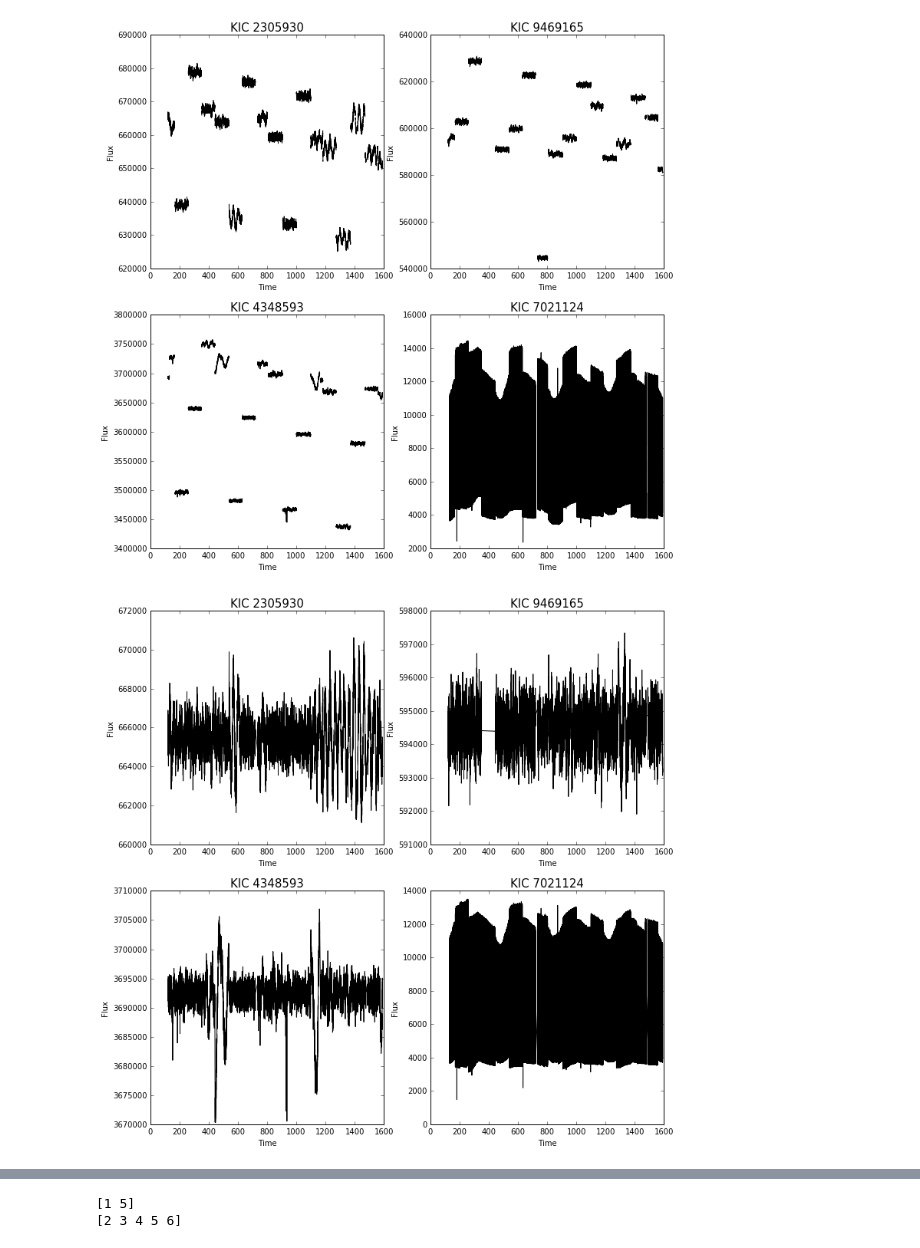
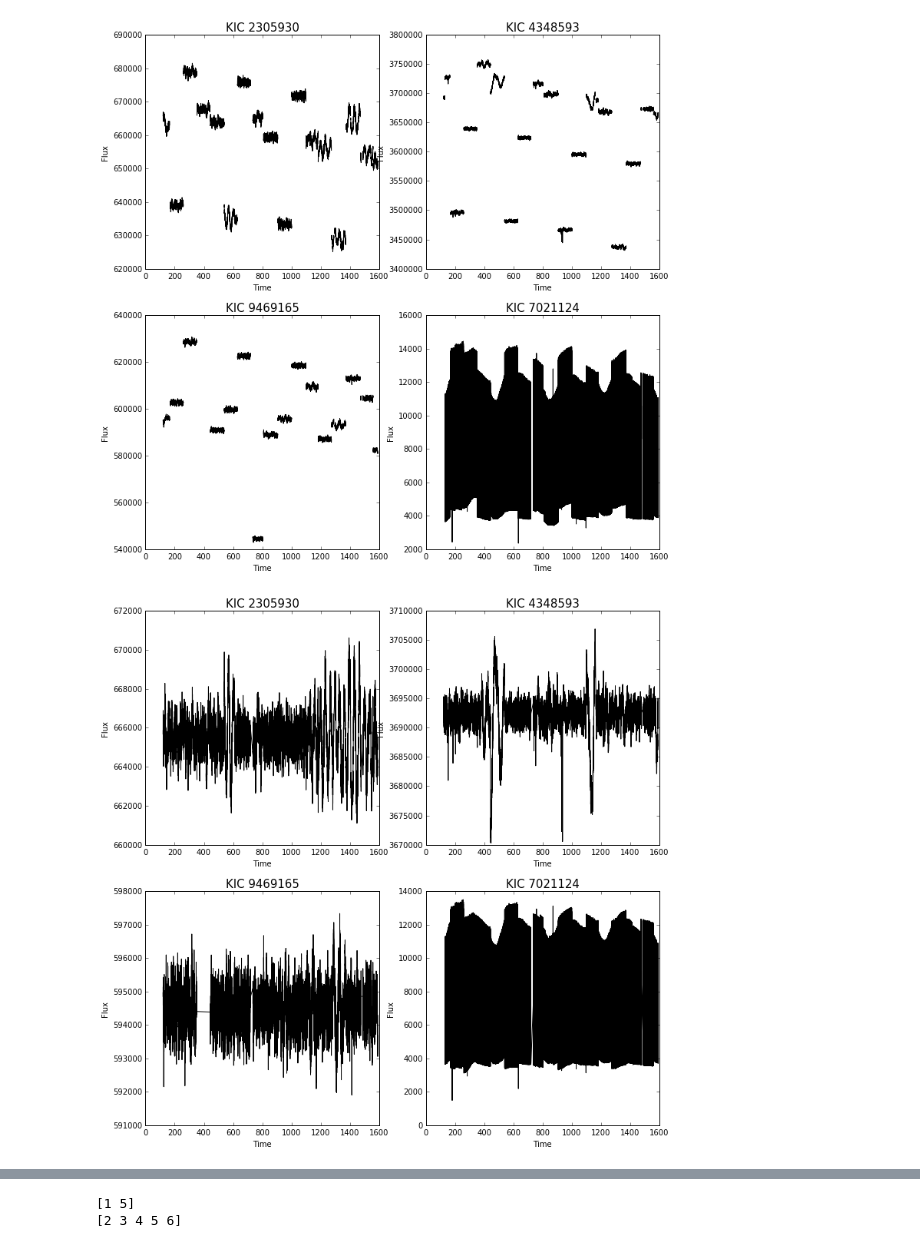
Before and after one commit to Pedro73/Astro-Exp, a Jupyter notebook: Tarea 2/Parte I/Proyecto 3.ipynb, the cells around one changed output, grey strips where cells are left out. Drawn from its saved outputs; the diff is of its cells as text; code cells hidden in the pictures.

```diff
--- a/Tarea 2/Parte I/Proyecto 3.ipynb
+++ b/Tarea 2/Parte I/Proyecto 3.ipynb
@@ -17,16 +20,12 @@ import numpy as np
 # %%
 %matplotlib inline
 client = kplr.API()
-# Find the target KOI.
+
 IDs = [2305930, 4348593, 9469165, 7021124]#7198959]#
 all_time, all_flux, all_flux_err = [], [], []
 for element in IDs:
-    koi = client.star(element)
-
-    # Get a list of light curve datasets.
-    lcs = koi.get_light_curves()
-
-    # Loop over the datasets and read in the data.
+    kic = client.star(element)
+    lcs = kic.get_light_curves()
     time, flux, flux_err = [], [], []
     for lc in lcs:
         with lc.open() as f:
@@ -41,7 +43,5 @@ for element in IDs:
 # %%
 fig, ax = plt.subplots(ncols=2, nrows=2, figsize=[6*2, 6*2])
-from matplotlib.ticker import NullFormatter
-
 
 
 for i in range(0,len(all_time)):
@@ -54,19 +54,19 @@ for i in range(0,len(all_time)):
             ax[0,0].set(xlabel='Time', ylabel='Flux')
             ax[0,0].set_title("KIC 2305930",size = 15)
         elif i == 1:
+            ax[0,1].plot(time[j],flux[j],'k')
+            ax[0,1].set(xlabel='Time', ylabel='Flux')
+            ax[0,1].set_title("KIC 4348593",size = 15)
+        elif i == 2:
             ax[1,0].plot(time[j],flux[j],'k')
             ax[1,0].set(xlabel='Time', ylabel='Flux')
-            ax[1,0].set_title("KIC 4348593",size = 15)
-        elif i == 2:
-            ax[0,1].plot(time[j],flux[j],'k')
-            ax[0,1].set(xlabel='Time', ylabel='Flux')
-            ax[0,1].set_title("KIC 9469165",size = 15)
+            ax[1,0].set_title("KIC 9469165",size = 15)
         elif i == 3:
             ax[1,1].plot(time[j],flux[j],'k')
             ax[1,1].set(xlabel='Time', ylabel='Flux')
             ax[1,1].set_title("KIC 7021124",size = 15)
 # %% [output]
-[figure, old version]
+[figure, new version]
 # %%
 def remove_nan_list(xarray,yarray,zarray):
     nans = np.isnan(yarray) #da un arreglo de boleanos de los elementos == np.nan
@@ -100,40 +100,40 @@ def unir(time, flux, flux_err): #genera un unico arreglo sin np.nan y manteniend
 
 fig, ax = plt.subplots(ncols=2, nrows=2, figsize=[6*2, 6*2])
 for i in range(0,len(all_time)):
     time = all_time[i]
     flux = all_flux[i]
     flux_err = all_flux_err[i]
     time, flux, flux_err = unir(time,flux,flux_err)
     if i == 0:
         ax[0,0].plot(time,flux,'k')
         ax[0,0].set(xlabel='Time', ylabel='Flux')
         ax[0,0].set_title("KIC 2305930",size = 15)
         all_time[i] = time
         all_flux[i] = flux
         all_flux_err[i] = flux_err
     elif i == 1:
-        ax[1,0].plot(time,flux,'k')
-        ax[1,0].set(xlabel='Time', ylabel='Flux')
-        ax[1,0].set_title("KIC 4348593",size = 15)
+        ax[0,1].plot(time,flux,'k')
+        ax[0,1].set(xlabel='Time', ylabel='Flux')
+        ax[0,1].set_title("KIC 4348593",size = 15)
         all_time[i] = time
         all_flux[i] = flux
         all_flux_err[i] = flux_err
     elif i == 2:
-        ax[0,1].plot(time,flux,'k')
-        ax[0,1].set(xlabel='Time', ylabel='Flux')
-        ax[0,1].set_title("KIC 9469165",size = 15)
+        ax[1,0].plot(time,flux,'k')
+        ax[1,0].set(xlabel='Time', ylabel='Flux')
+        ax[1,0].set_title("KIC 9469165",size = 15)
         all_time[i] = time
         all_flux[i] = flux
         all_flux_err[i] = flux_err
     elif i == 3:
         ax[1,1].plot(time,flux,'k')
         ax[1,1].set(xlabel='Time', ylabel='Flux')
         ax[1,1].set_title("KIC 7021124",size = 15)
         all_time[i] = time
         all_flux[i] = flux
         all_flux_err[i] = flux_err
 # %% [output]
-[figure, old version]
+[figure, new version]
 # %%
 from gatspy.periodic import LombScargleFast
 
```
Also changed, not shown: parts of 5 cells of this notebook.
